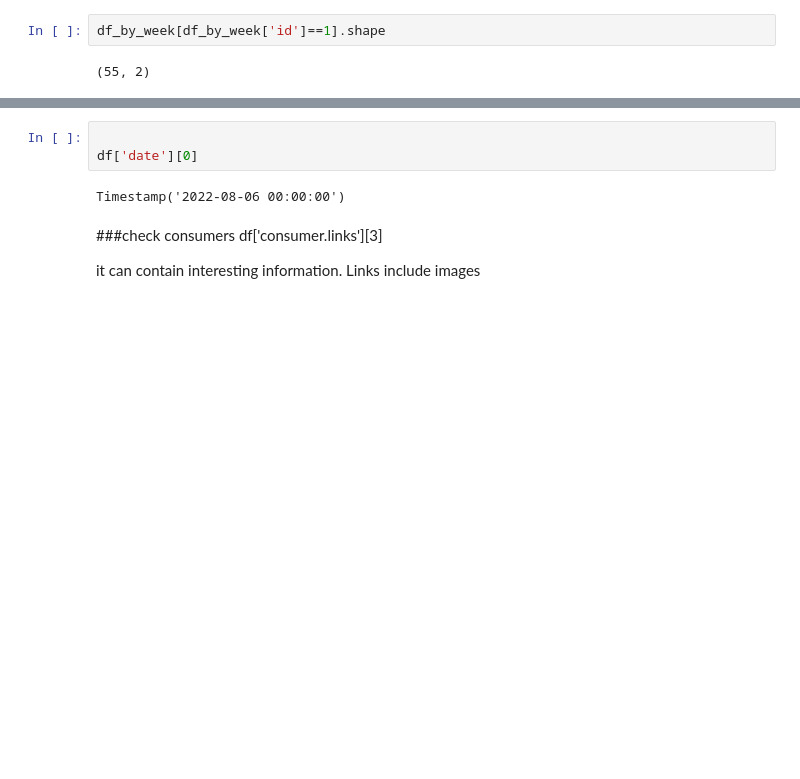
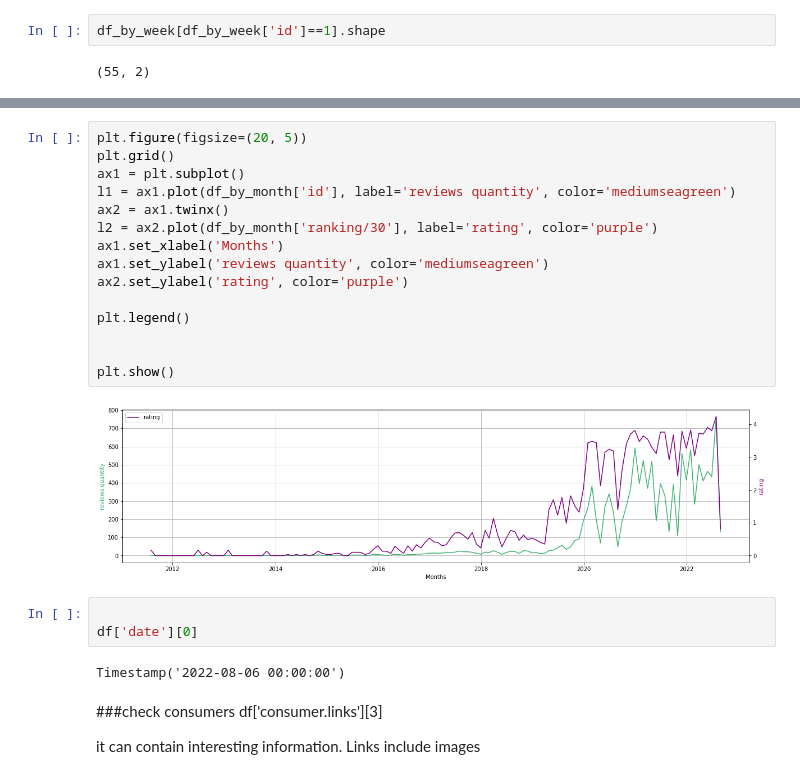
Before and after one commit to evegarcianz/ScrapingAPI, a Jupyter notebook: TrustpilotWebScrapeAPI.ipynb, the cells around one changed output, grey strips where cells are left out. Saved outputs shown, nothing was run; the diff lists cells and outputs as text; blank space fills up the shorter version.

```diff
--- a/TrustpilotWebScrapeAPI.ipynb
+++ b/TrustpilotWebScrapeAPI.ipynb
@@ -241,3 +268,20 @@ plt.show()
+# %%
+plt.figure(figsize=(20, 5))
+plt.grid()
+ax1 = plt.subplot()
+l1 = ax1.plot(df_by_month['id'], label='reviews quantity', color='mediumseagreen')
+ax2 = ax1.twinx()
+l2 = ax2.plot(df_by_month['ranking/30'], label='rating', color='purple')
+ax1.set_xlabel('Months')
+ax1.set_ylabel('reviews quantity', color='mediumseagreen')
+ax2.set_ylabel('rating', color='purple')
+
+plt.legend()
+
+
+plt.show()
+# %% [output]
+[figure, added]
 # %%
 
 df['date'][0]
```
Also changed, not shown: parts of 10 cells of this notebook.
